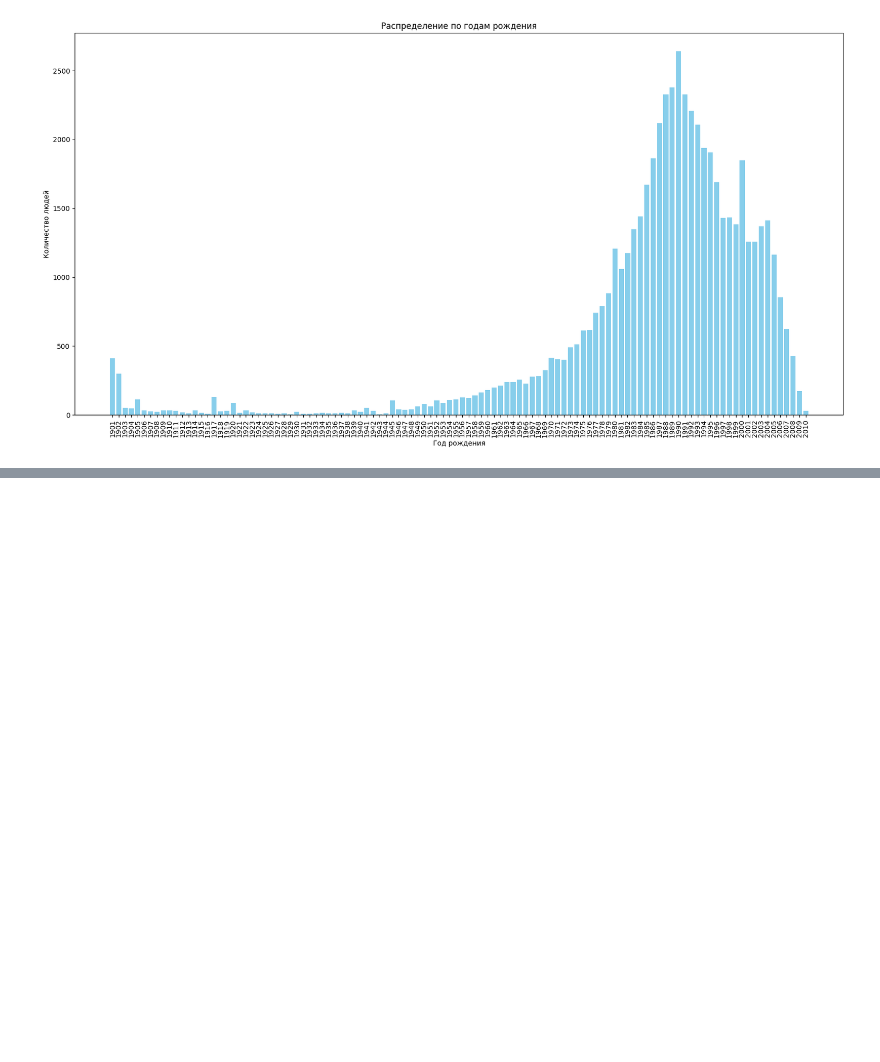
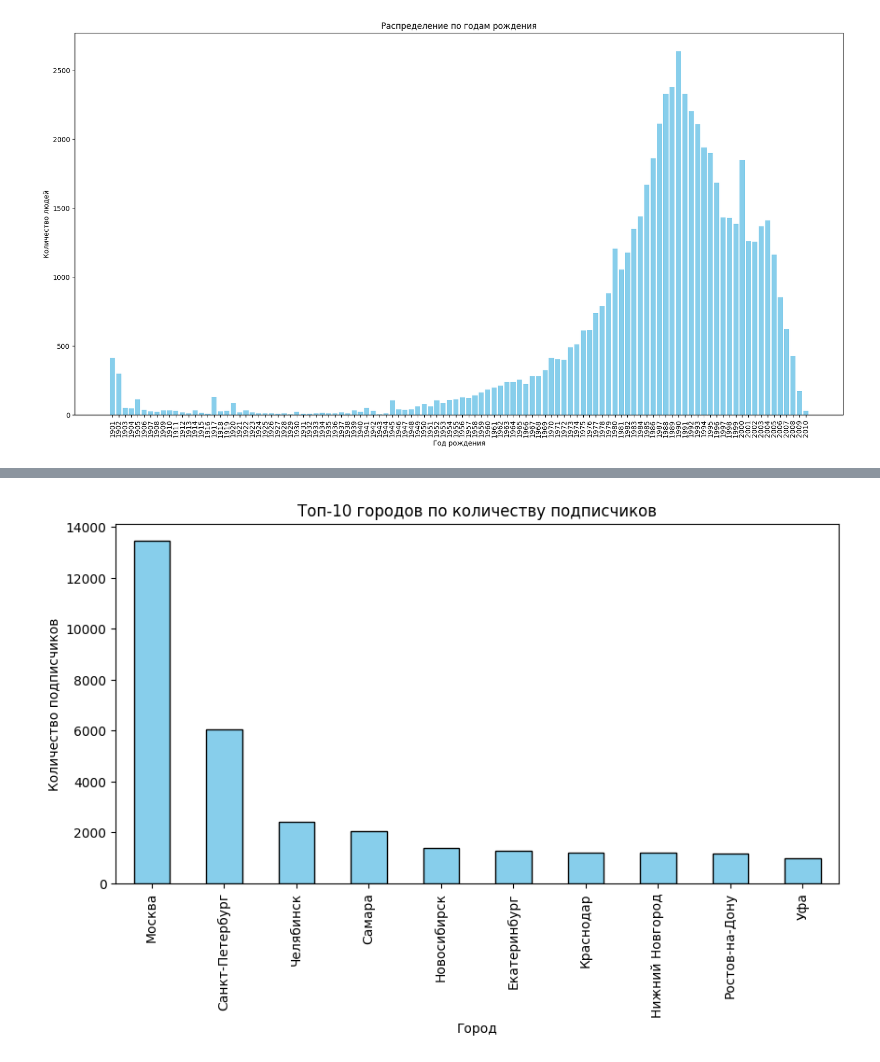
Before and after one commit to kroticw/vk-group-analysis, a Jupyter notebook: analysys.ipynb, the cells around one changed output, grey strips where cells are left out. Cells and saved outputs as stored; diff of their text form; code cells hidden in the pictures; blank space fills up the shorter version.

Commit message:
дополнение анализа пользователей - по городам, анализ постов

```diff
--- a/analysys.ipynb
+++ b/analysys.ipynb
@@ -106,0 +130,3 @@ plt.show()
+# %%
+df2 = df.dropna(subset=['city'])
+df2
@@ -106,0 +147,10 @@ plt.show()
+# %%
+top_cities = df2['city'].value_counts().nlargest(10)
+plt.figure(figsize=(10, 5))
+top_cities.plot(kind='bar', color='skyblue', edgecolor='black')
+plt.title('Топ-10 городов по количеству подписчиков')
+plt.xlabel('Город')
+plt.ylabel('Количество подписчиков')
+plt.show()
+# %% [output]
+[figure, added]
```
Also changed, not shown: parts of 13 cells of this notebook, 1 other file.
